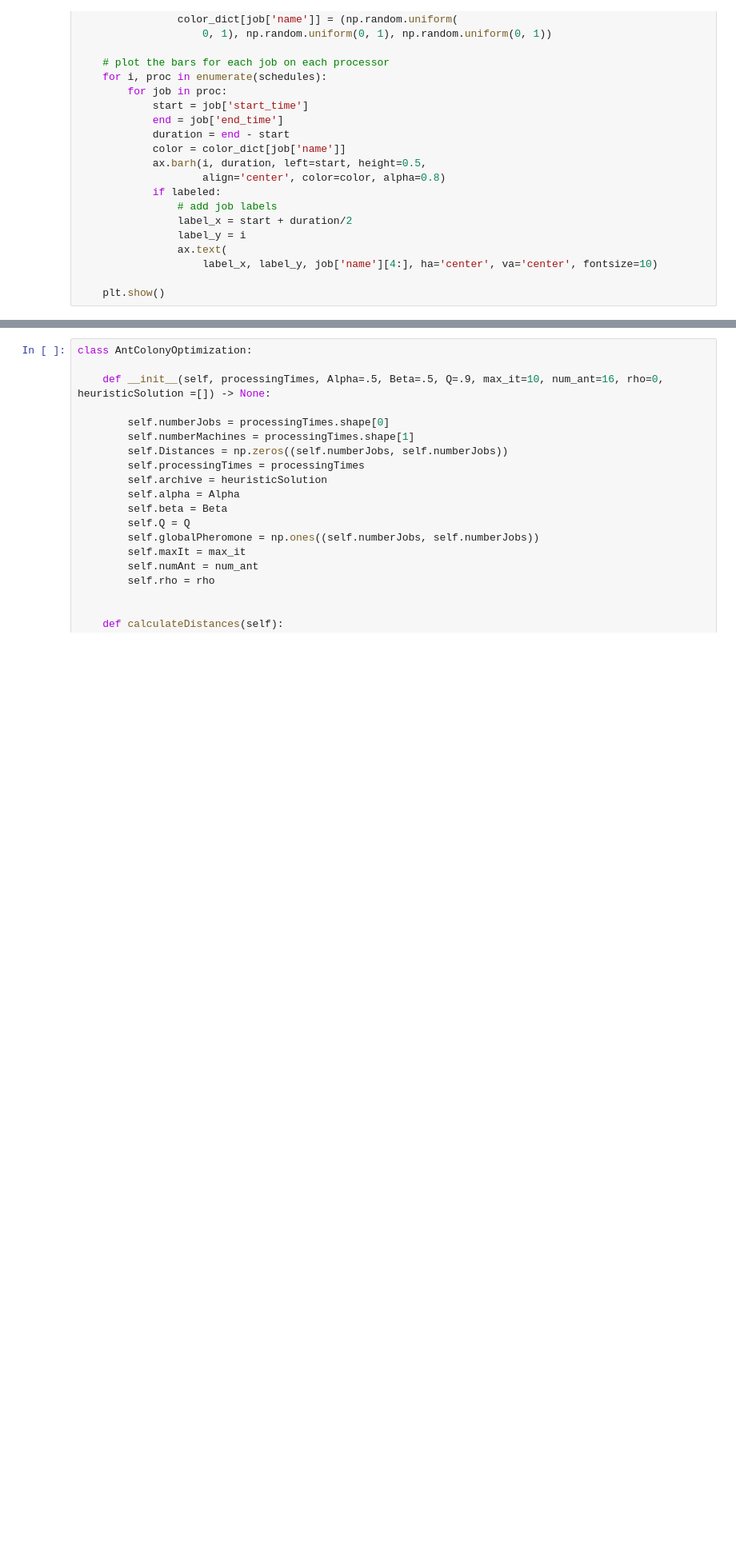
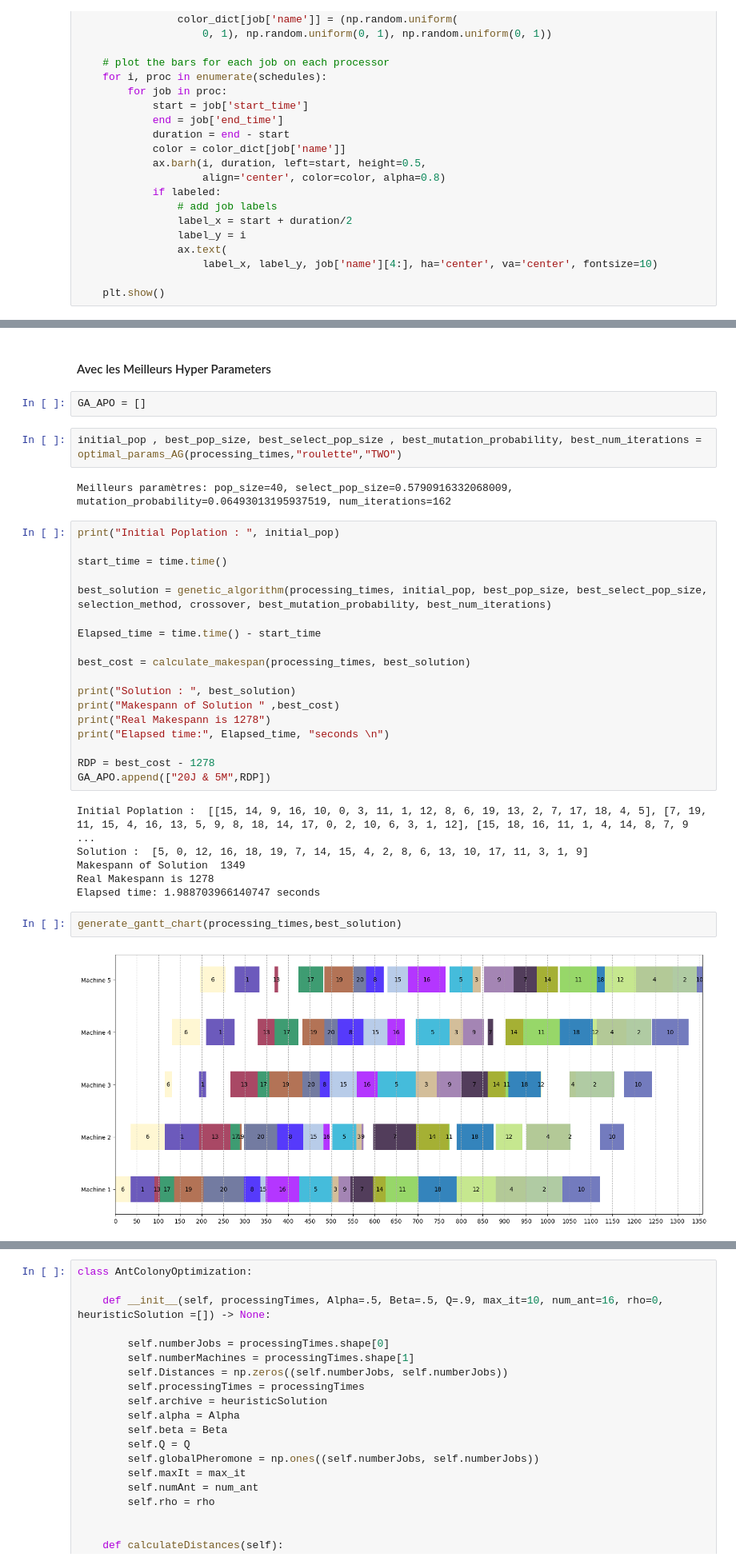
Before and after one commit to MarouaneBenbetka/Flow-Shop-Problem, a Jupyter notebook: Lab4/Population based metaheuristics.ipynb, the cells around one changed output, grey strips where cells are left out. Shown at 80% size. Drawn from its saved outputs; the diff is of its cells as text; blank space fills up the shorter version.

```diff
--- a/Lab4/Population based metaheuristics.ipynb
+++ b/Lab4/Population based metaheuristics.ipynb
@@ -115,0 +502,36 @@ def generate_gantt_chart(processing_times, seq, interval=50, labeled=True):
+# %% [markdown]
+#### Avec les Meilleurs Hyper Parameters
+# %%
+GA_APO = []
+# %%
+initial_pop , best_pop_size, best_select_pop_size , best_mutation_probability, best_num_iterations = optimal_params_AG(processing_times,"roulette","TWO")
+# %% [output]
+Meilleurs paramètres: pop_size=40, select_pop_size=0.5790916332068009, mutation_probability=0.06493013195937519, num_iterations=162
+# %%
+print("Initial Poplation : ", initial_pop)
+
+start_time = time.time()
+
+best_solution = genetic_algorithm(processing_times, initial_pop, best_pop_size, best_select_pop_size, selection_method, crossover, best_mutation_probability, best_num_iterations)
+
+Elapsed_time = time.time() - start_time
+
+best_cost = calculate_makespan(processing_times, best_solution)
+
+print("Solution : ", best_solution)
+print("Makespann of Solution " ,best_cost)
+print("Real Makespann is 1278")
+print("Elapsed time:", Elapsed_time, "seconds \n")
+
+RDP = best_cost - 1278
+GA_APO.append(["20J & 5M",RDP])
+# %% [output]
+Initial Poplation :  [[15, 14, 9, 16, 10, 0, 3, 11, 1, 12, 8, 6, 19, 13, 2, 7, 17, 18, 4, 5], [7, 19, 11, 15, 4, 16, 13, 5, 9, 8, 18, 14, 17, 0, 2, 10, 6, 3, 1, 12], [15, 18, 16, 11, 1, 4, 14, 8, 7, 9 ...
+Solution :  [5, 0, 12, 16, 18, 19, 7, 14, 15, 4, 2, 8, 6, 13, 10, 17, 11, 3, 1, 9]
+Makespann of Solution  1349
+Real Makespann is 1278
+Elapsed time: 1.988703966140747 seconds
+# %%
+generate_gantt_chart(processing_times,best_solution)
+# %% [output]
+[figure, added]
```
Also changed, not shown: parts of 95 cells of this notebook, 1 other file.
